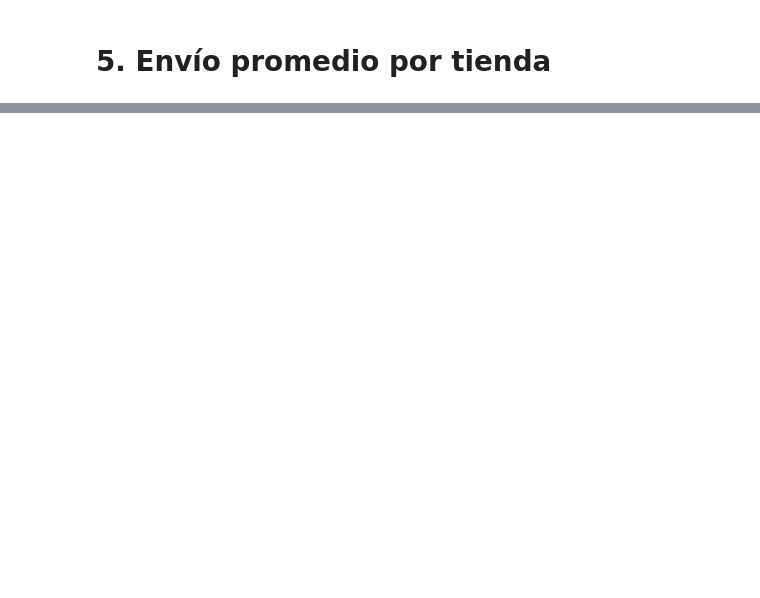
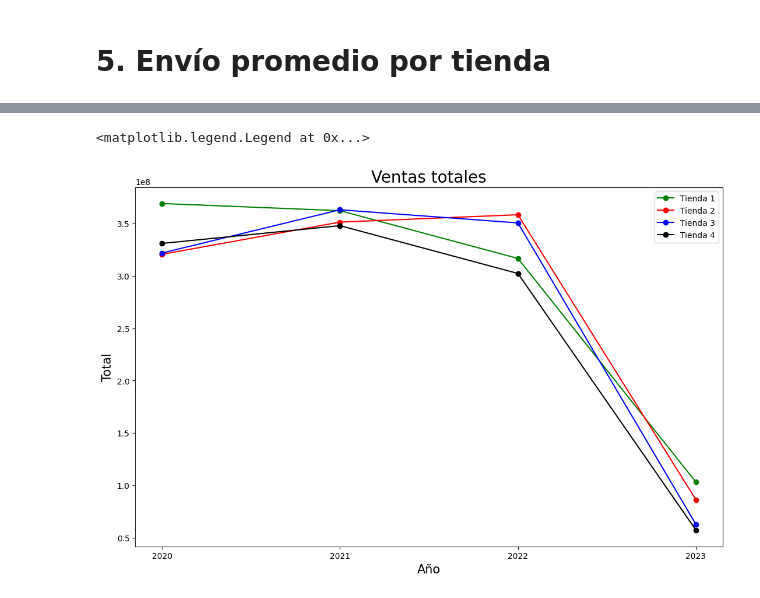
Before and after one commit to Vanzhel01/Challenge-Allura-Store, a Jupyter notebook: AluraStoreLatam.ipynb, the cells around one changed output, grey strips where cells are left out. Saved outputs shown, nothing was run; the diff lists cells and outputs as text; code cells hidden in the pictures; blank space fills up the shorter version.

```diff
--- a/AluraStoreLatam.ipynb
+++ b/AluraStoreLatam.ipynb
@@ -35,0 +450,21 @@ tienda.head()
+# %%
+tienda4_2020=tienda4['Fecha de Compra'].str.contains('2020')
+tienda4_2021=tienda4['Fecha de Compra'].str.contains('2021')
+tienda4_2022=tienda4['Fecha de Compra'].str.contains('2022')
+tienda4_2023=tienda4['Fecha de Compra'].str.contains('2023')
+df_tienda4_2020=tienda4[tienda4_2020]
+df_tienda4_2021=tienda4[tienda4_2021]
+df_tienda4_2022=tienda4[tienda4_2022]
+df_tienda4_2023=tienda4[tienda4_2023]
+total_tienda4_2020=df_tienda4_2020['Precio'].sum()
+total_tienda4_2021=df_tienda4_2021['Precio'].sum()
+total_tienda4_2022=df_tienda4_2022['Precio'].sum()
+total_tienda4_2023=df_tienda4_2023['Precio'].sum()
+media_calificacion_tienda4_2020=round(df_tienda4_2020['Calificación'].mean(),2)
+media_calificacion_tienda4_2021=round(df_tienda4_2021['Calificación'].mean(),2)
+media_calificacion_tienda4_2022=round(df_tienda4_2022['Calificación'].mean(),2)
+media_calificacion_tienda4_2023=round(df_tienda4_2023['Calificación'].mean(),2)
+media_envio_tienda4_2020=round(df_tienda4_2020['Costo de envío'].mean(),2)
+media_envio_tienda4_2021=round(df_tienda4_2021['Costo de envío'].mean(),2)
+media_envio_tienda4_2022=round(df_tienda4_2022['Costo de envío'].mean(),2)
+media_envio_tienda4_2023=round(df_tienda4_2023['Costo de envío'].mean(),2)
@@ -35,0 +478,14 @@ tienda.head()
+# %%
+total_tienda_array=[total_tienda_2020,total_tienda_2021,total_tienda_2022,total_tienda_2023]
+total_tienda2_array=[total_tienda2_2020,total_tienda2_2021,total_tienda2_2022,total_tienda2_2023]
+total_tienda3_array=[total_tienda3_2020,total_tienda3_2021,total_tienda3_2022,total_tienda3_2023]
+total_tienda4_array=[total_tienda4_2020,total_tienda4_2021,total_tienda4_2022,total_tienda4_2023]
+años=['2020','2021','2022','2023']
+
+df_total_ventas=pd.DataFrame()
+df_total_ventas['Año']=años
+df_total_ventas['Tienda 1']=total_tienda_array
+df_total_ventas['Tienda 2']=total_tienda2_array
+df_total_ventas['Tienda 3']=total_tienda3_array
+df_total_ventas['Tienda 4']=total_tienda4_array
+df_total_ventas
@@ -35,0 +498,13 @@ tienda.head()
+# %%
+img_Ventas_totales = plt.subplots(figsize=(13, 8))
+plt.plot(df_total_ventas['Año'], df_total_ventas['Tienda 1'],color='Green',marker='o',label='Tienda 1')
+plt.plot(df_total_ventas['Año'], df_total_ventas['Tienda 2'],color='Red',marker='o',label='Tienda 2')
+plt.plot(df_total_ventas['Año'], df_total_ventas['Tienda 3'],color='Blue',marker='o',label='Tienda 3')
+plt.plot(df_total_ventas['Año'], df_total_ventas['Tienda 4'],color='Black',marker='o',label='Tienda 4')
+plt.title('Ventas totales', fontsize=20)
+plt.xlabel('Año', fontsize=15)
+plt.ylabel('Total', fontsize=15)
+plt.legend()
+# %% [output]
+<matplotlib.legend.Legend at 0x...>
+[figure, added]
```
Also changed, not shown: parts of 90 cells of this notebook.
